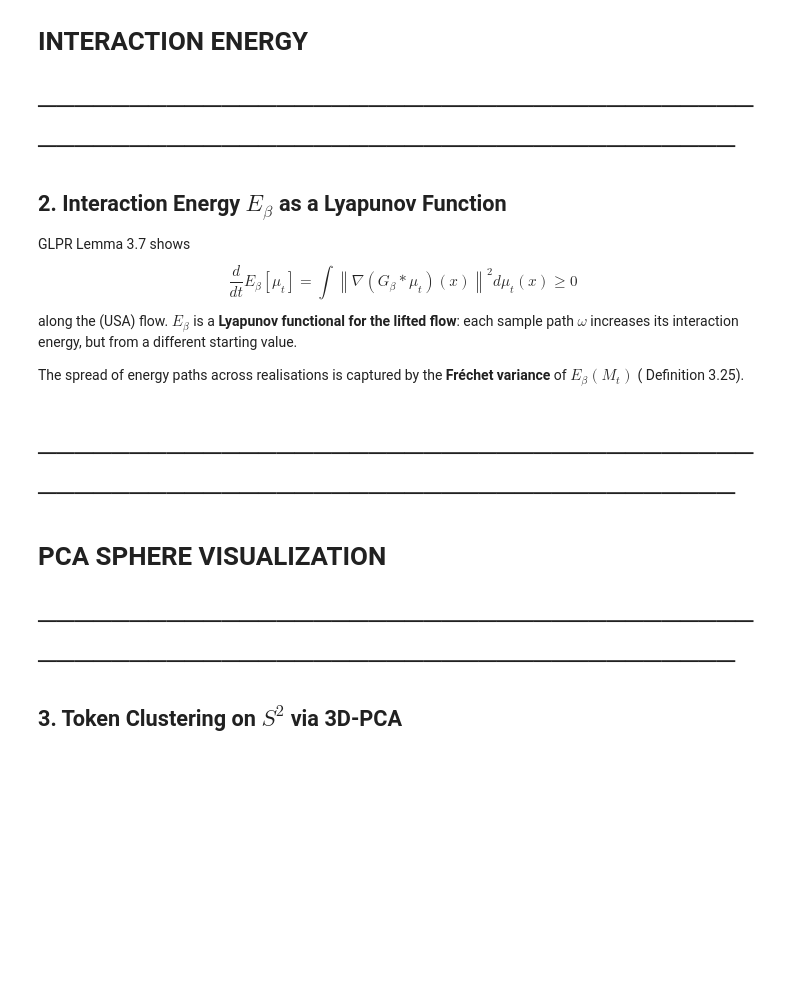
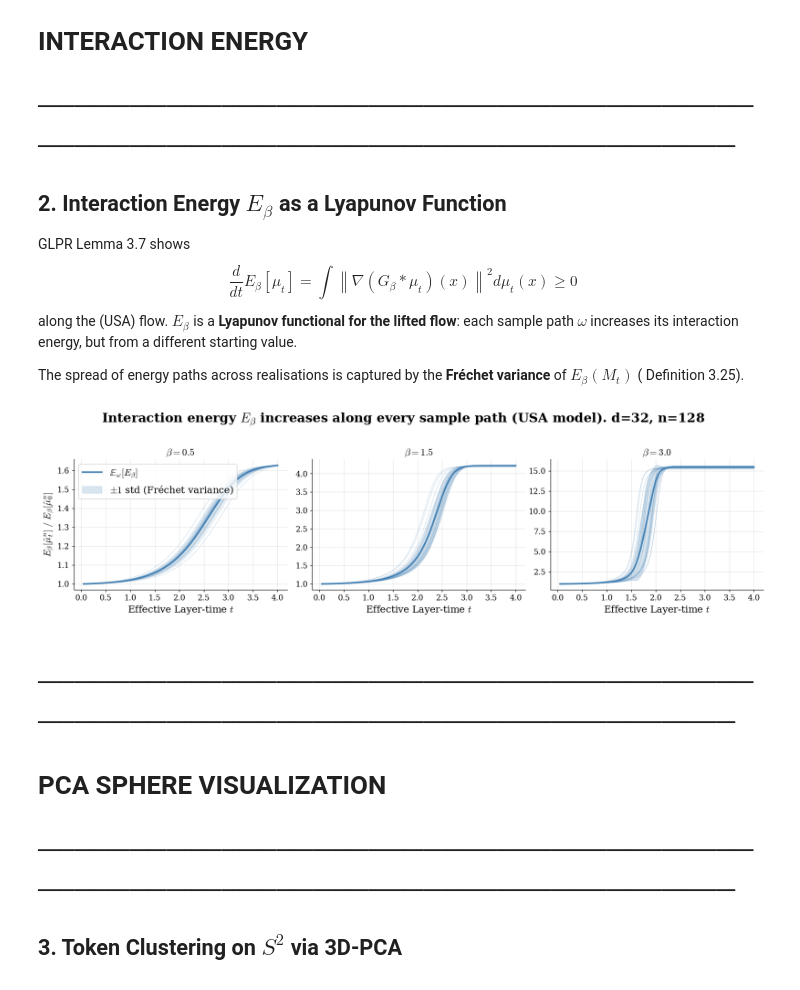
Before and after one commit to rs1422/RMSOT, a Jupyter notebook: Section 6/Section_6.ipynb, the cells around one changed output. Saved outputs shown, nothing was run; the diff lists cells and outputs as text; code cells hidden in the pictures; blank space fills up the shorter version.

Commit message:
transformer figures

```diff
--- a/Section 6/Section_6.ipynb
+++ b/Section 6/Section_6.ipynb
@@ -150,34 +150,36 @@ for ax, beta in zip(axes, betas_ly):
     ts_e   = np.linspace(dt_lyap, T_lyap, all_en.shape[1])
 
     for r in range(n_omega):
         ax.plot(ts_e, all_en[r], color='steelblue', alpha=0.22, lw=0.9)
 
     mean_e = all_en.mean(axis=0)
     std_e  = all_en.std(axis=0)
     ax.plot(ts_e, mean_e, color='steelblue', lw=2.5,
             label=r'$\mathbb{E}_\omega[E_\beta]$')
     ax.fill_between(ts_e, mean_e - std_e, mean_e + std_e,
                     color='steelblue', alpha=0.2,
                     label=r'$\pm 1$ std (Fréchet variance)')
 
     fv = float(np.var(all_en[:, -1]))
     ax.set_title(fr'$\beta = {beta}$ ',
                  fontsize=15, weight='bold')
 
     ax.set_xlabel('Effective Layer-time $t$', fontsize=15)
     if ax == axes[0]:
         ax.set_ylabel(r'$E_\beta[\hat\mu^n_t]\;/\;E_\beta[\hat\mu^n_0]$', fontsize=15)
     if beta == betas_ly[0]:
         ax.legend(fontsize=15)
     ax.grid(alpha=0.3)
 
 plt.suptitle(
     r'Interaction energy $E_\beta$ increases along every sample path (USA model). '
     f'd={d_lyap}, n={n_tokens}',
-    fontsize=15, weight='bold', y=1.02)
+    fontsize=20, weight='bold', y=1.02)
 plt.tight_layout()
 plt.savefig('fig1_energy_lyapunov.png', bbox_inches='tight')
 plt.show()
+# %% [output]
+[figure, added]
 # %% [markdown]
 
 # ─────────────────────────────────────────────────────────────────────────────
```
Also changed, not shown: parts of 2 cells of this notebook, 1 other file.
